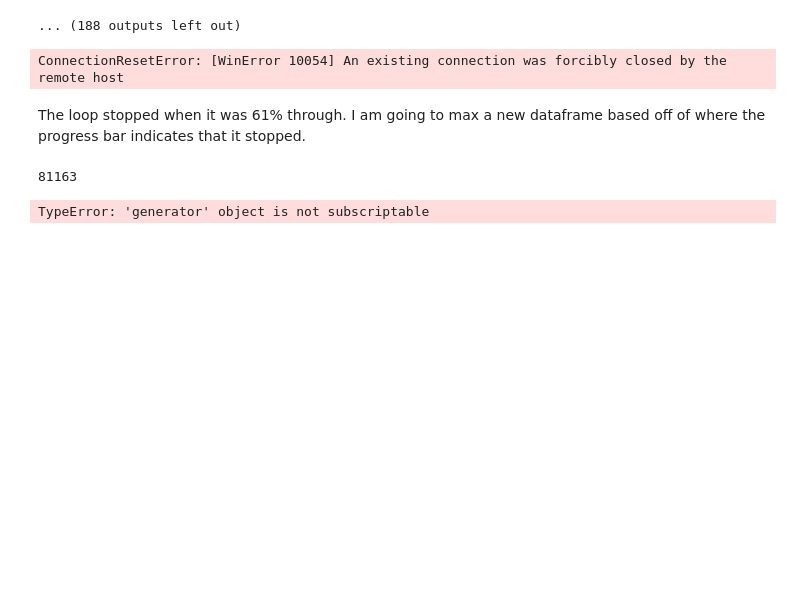
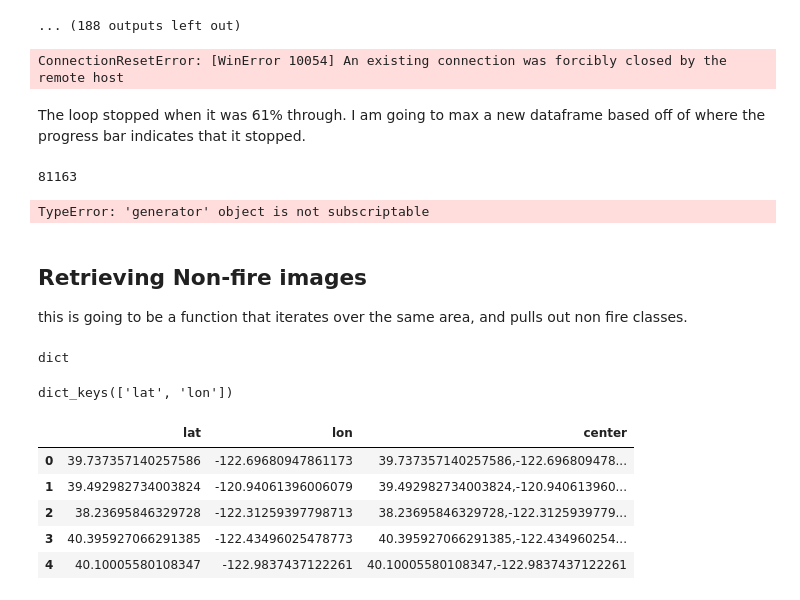
Before and after one commit to ptanner925/wildfire_capstone, a Jupyter notebook: Notebooks/satelitte_data_retrieval.ipynb, the cells around one changed output. Saved outputs shown, nothing was run; the diff lists cells and outputs as text; code cells hidden in the pictures; blank space fills up the shorter version.

Commit message:
added code to randomize retrieval of non-fire images and put generated coordinates into a new dataframe

```diff
--- a/Notebooks/satelitte_data_retrieval.ipynb
+++ b/Notebooks/satelitte_data_retrieval.ipynb
@@ -360,3 +356,50 @@ with tqdm(total=df_fire_initial.shape[0]) as pbar:
                 #i = 0
 # %% [output]
 TypeError: 'generator' object is not subscriptable
+# %% [markdown]
+## Retrieving Non-fire images
+
+this is going to be a function that iterates over the same area, and pulls out non fire classes.
+# %%
+non_fire_size= 10000
+
+df_fire_initial['lat'] = df_fire_initial.lat.astype(float) #to get randomized lats and lons we need to convert back to floats
+df_fire_initial['lon'] = df_fire_initial.lon.astype(float)
+
+new_lat = np.random.uniform(low= min(df_fire_initial.lat),
+                            high = max(df_fire_initial.lat),  #randomizing our new coordinated between the square area we
+                            size= (non_fire_size,))         # retrieved the wildfire images from
+
+new_lon = np.random.uniform(low = min(df_fire_initial.lon),
+                            high = max(df_fire_initial.lon),
+                            size=(non_fire_size,))
+
+new_coordinates= {'lat':new_lat,'lon':new_lon}
+# %%
+type(new_coordinates)
+# %% [output]
+dict
+# %%
+new_coordinates.keys()
+# %% [output]
+dict_keys(['lat', 'lon'])
+# %%
+df_non_fire = pd.DataFrame(data = new_coordinates)
+# %%
+df_non_fire['lat'] = df_non_fire['lat'].astype(str)  #converting our new coordinates to string so we can use them when we call
+df_non_fire['lon'] = df_non_fire['lon'].astype(str)  # on our API
+df_non_fire['center'] = df_non_fire[['lat', 'lon']].agg(','.join, axis = 1)
+
+
+
+df_fire_initial['lat'] = df_fire_initial.lat.astype(str)
+df_fire_initial['lon'] = df_fire_initial.lon.astype(str)
+
+df_non_fire.head()
+# %% [output]
+|  | lat | lon | center |
+| 0 | 39.737357140257586 | -122.69680947861173 | 39.737357140257586,-122.696809478... |
+| 1 | 39.492982734003824 | -120.94061396006079 | 39.492982734003824,-120.940613960... |
+| 2 | 38.23695846329728 | -122.31259397798713 | 38.23695846329728,-122.3125939779... |
+| 3 | 40.395927066291385 | -122.43496025478773 | 40.395927066291385,-122.434960254... |
+| 4 | 40.10005580108347 | -122.9837437122261 | 40.10005580108347,-122.9837437122261 |
```
Also changed, not shown: parts of 4 cells of this notebook.
